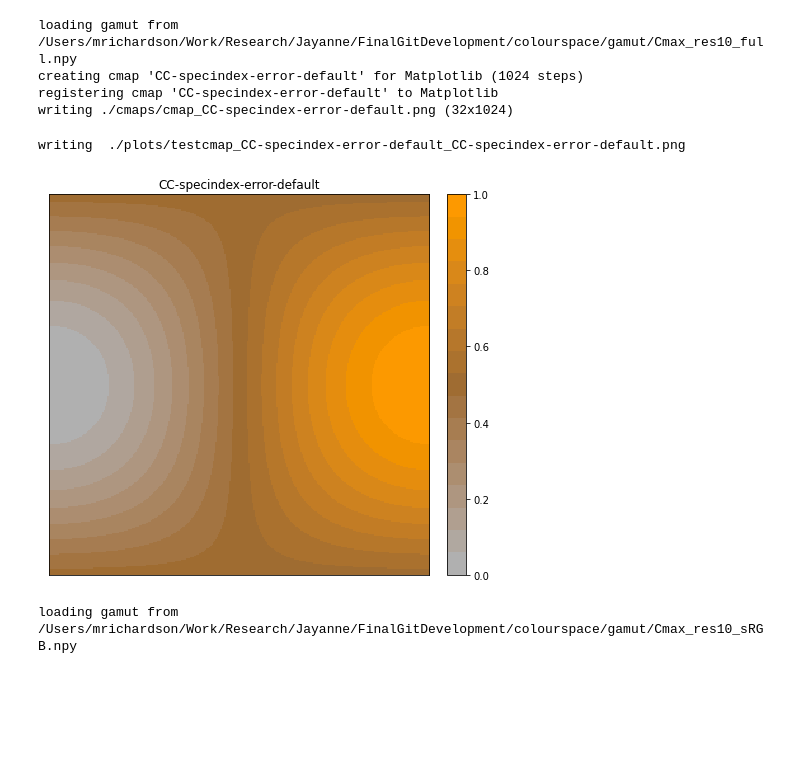
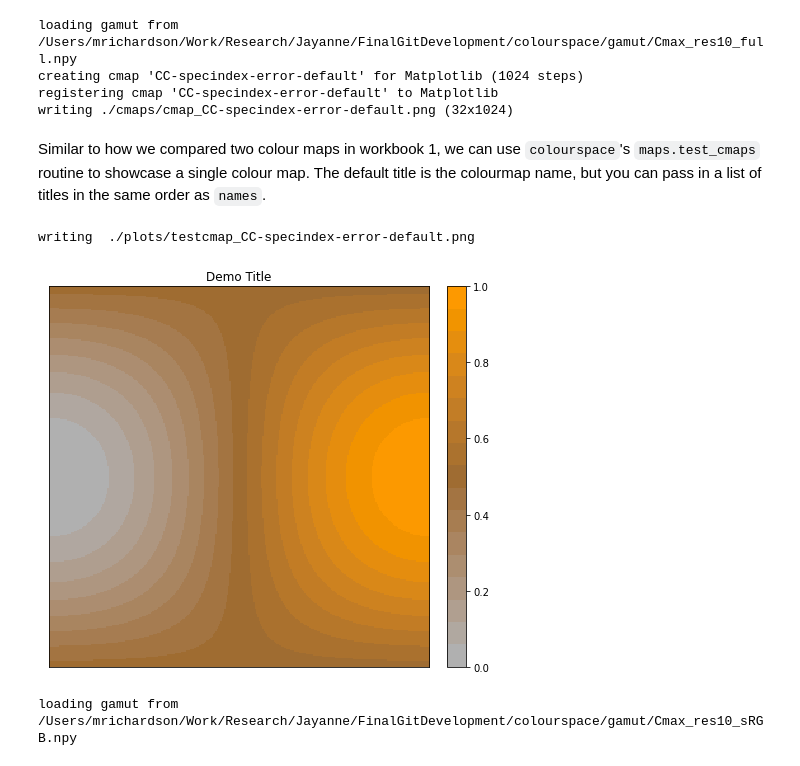
Before and after one commit to mlarichardson/CosmosCanvas, a Jupyter notebook: 2. Plot Spectral Index Error.ipynb, the cells around one changed output. Cells and saved outputs as stored; diff of their text form; code cells hidden in the pictures; blank space fills up the shorter version.

Commit message:
Fixed a typo, added demo of Titles in maps.test_cmaps.

```diff
--- a/2. Plot Spectral Index Error.ipynb
+++ b/2. Plot Spectral Index Error.ipynb
@@ -33,11 +33,13 @@ loading gamut from /Users/mrichardson/Work/Research/Jayanne/FinalGitDevelopment/
 creating cmap 'CC-specindex-error-default' for Matplotlib (1024 steps)
 registering cmap 'CC-specindex-error-default' to Matplotlib
 writing ./cmaps/cmap_CC-specindex-error-default.png (32x1024)
+# %% [markdown]
+Similar to how we compared two colour maps in workbook 1, we can use `colourspace`'s `maps.test_cmaps` routine to showcase a single colour map. The default title is the colourmap name, but you can pass in a list of titles in the same order as `names`.
 # %%
-maps.test_cmaps(names=[cmap_error_default],nsteps=[17],figsize=(12,7),fname='plots/testcmap_'+cmap_error_default)
+maps.test_cmaps(names=[cmap_error_default],nsteps=[17],figsize=(12,7),fname='plots/testcmap',titles=["Demo Title"])
 # %% [output]
-writing  ./plots/testcmap_CC-specindex-error-default_CC-specindex-error-default.png
+writing  ./plots/testcmap_CC-specindex-error-default.png
-[figure, old version]
+[figure, new version]
 # %%
 # Let's show the default colour map in LCH space, using the plot_path function.
 axes = maps.plot_path(cmap_error_default, space='LCH', stack='H', axes=[]  , styles=['-' ], legend_label=cmap_error_default)
```
